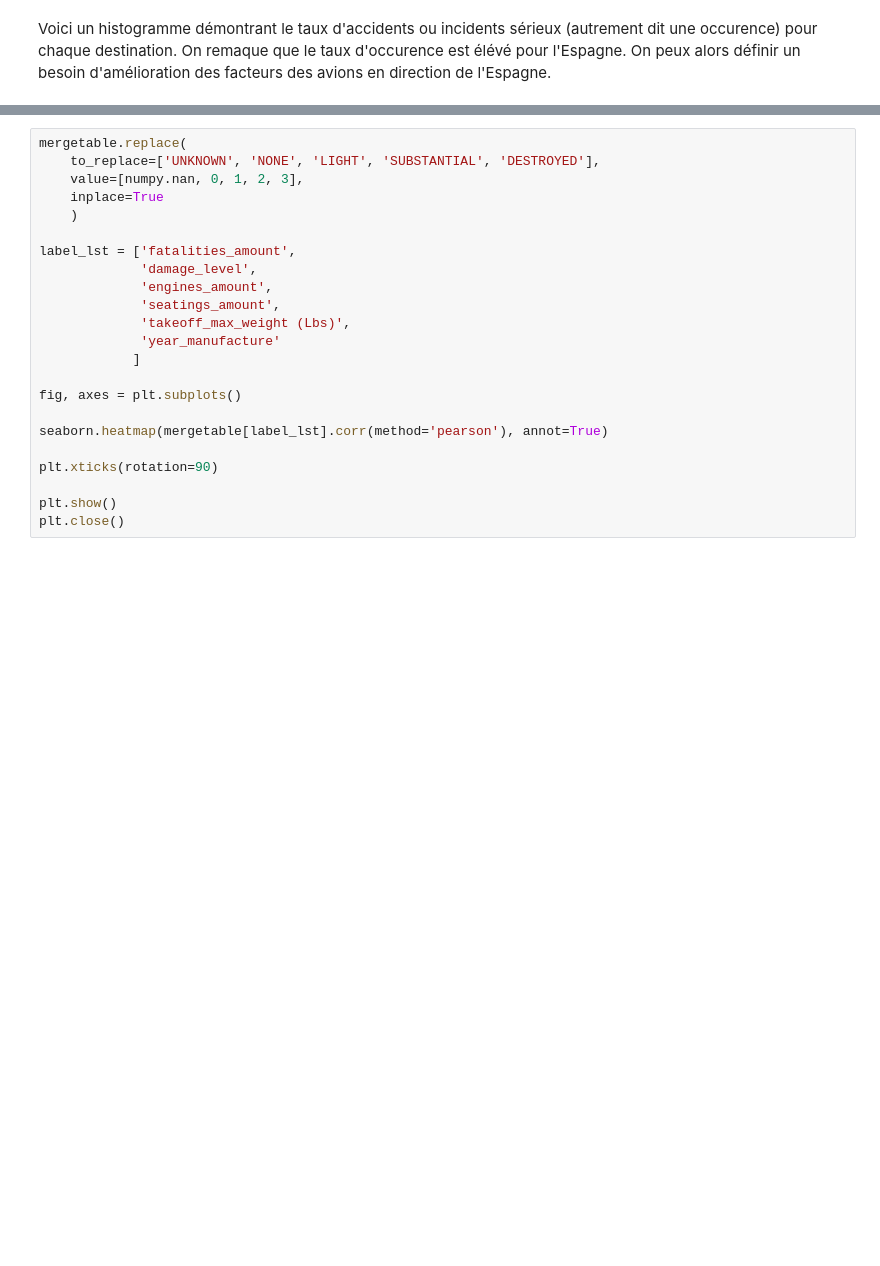
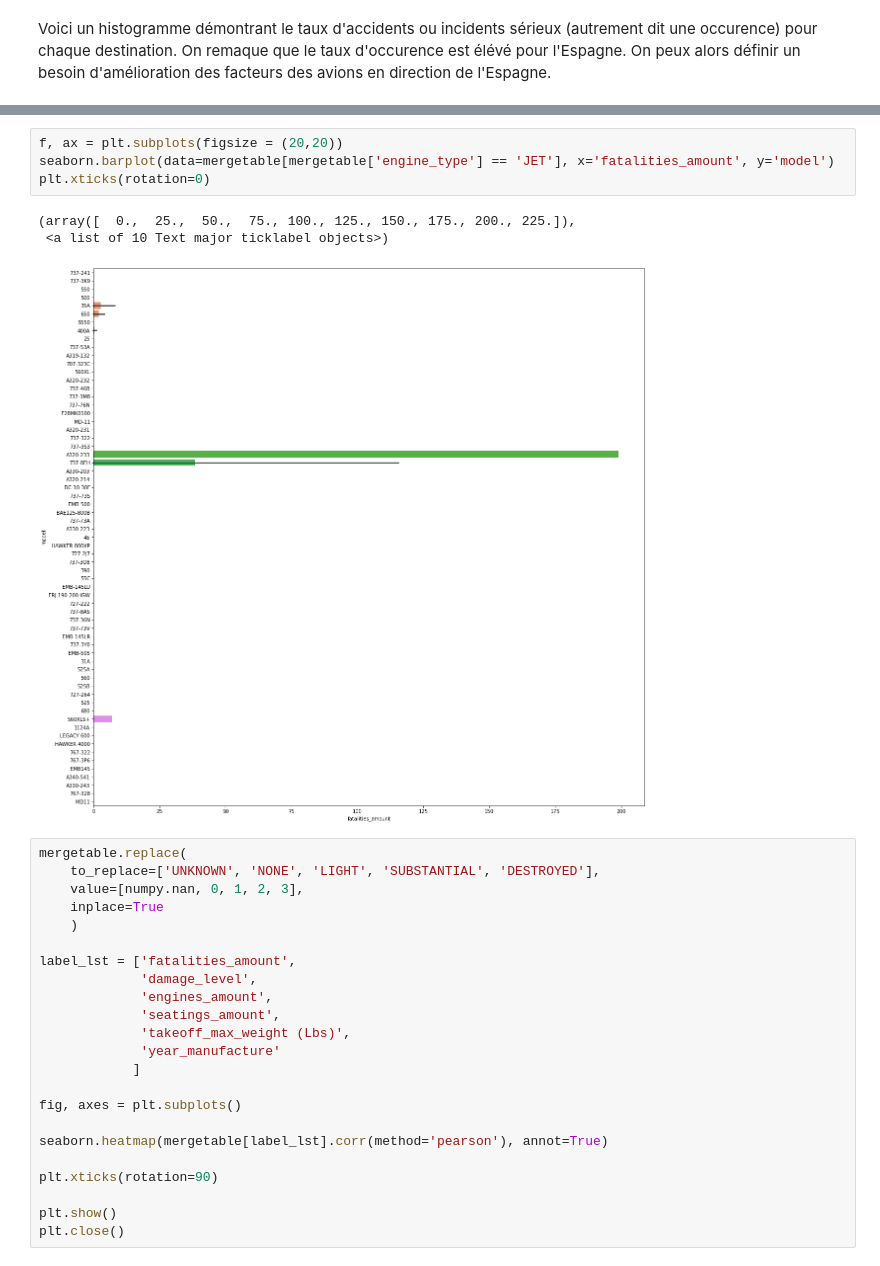
Before and after one commit to Ayoub-Moutaouakil/ProjetPythonDA, a Jupyter notebook: ProjetPythonDA.ipynb, the cells around one changed output, grey strips where cells are left out. Saved outputs shown, nothing was run; the diff lists cells and outputs as text; blank space fills up the shorter version.

```diff
--- a/ProjetPythonDA.ipynb
+++ b/ProjetPythonDA.ipynb
@@ -142,3 +152,11 @@ plt.xticks(rotation=90)
+# %%
+f, ax = plt.subplots(figsize = (20,20))
+seaborn.barplot(data=mergetable[mergetable['engine_type'] == 'JET'], x='fatalities_amount', y='model')
+plt.xticks(rotation=0)
+# %% [output]
+(array([  0.,  25.,  50.,  75., 100., 125., 150., 175., 200., 225.]),
+ <a list of 10 Text major ticklabel objects>)
+[figure, added]
 # %%
 mergetable.replace(
     to_replace=['UNKNOWN', 'NONE', 'LIGHT', 'SUBSTANTIAL', 'DESTROYED'],
```
Also changed, not shown: parts of 6 cells of this notebook.
